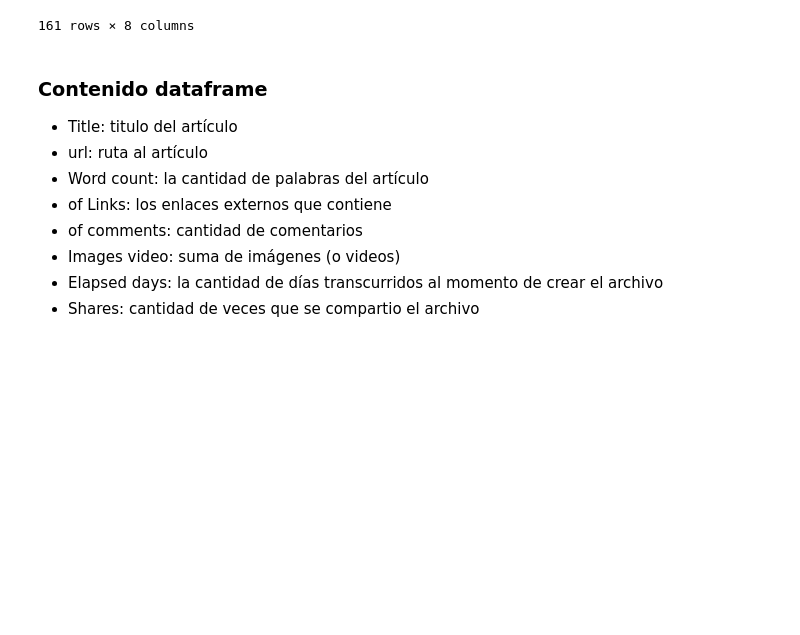
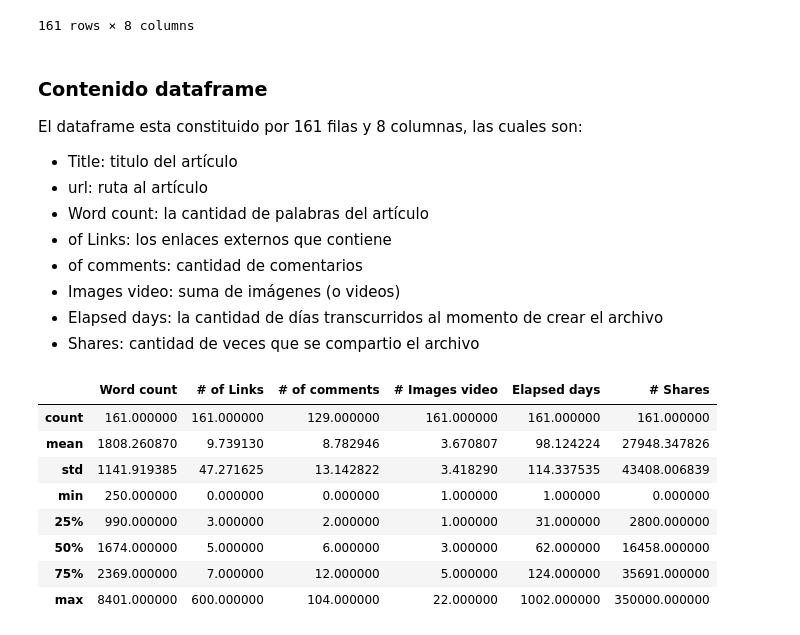
Before and after one commit to Goa126/Python, a Jupyter notebook: Vecinos Cercanos/Regresion_linela.ipynb, the cells around one changed output. Saved outputs shown, nothing was run; the diff lists cells and outputs as text; code cells hidden in the pictures; blank space fills up the shorter version.

```diff
--- a/Vecinos Cercanos/Regresion_linela.ipynb
+++ b/Vecinos Cercanos/Regresion_linela.ipynb
@@ -28,6 +32,7 @@ data
 161 rows × 8 columns
 # %% [markdown]
 ### Contenido dataframe
+El dataframe esta constituido por 161 filas y 8 columnas, las cuales son:
 
 * Title: titulo del artículo
 * url: ruta al artículo
@@ -37,3 +42,15 @@ data
 * Images video: suma de imágenes (o videos)
 * Elapsed days: la cantidad de días transcurridos al momento de crear el archivo
 * Shares: cantidad de veces que se compartio el archivo
+# %%
+data.describe()
+# %% [output]
+|  | Word count | # of Links | # of comments | # Images video | Elapsed days | # Shares |
+| count | 161.000000 | 161.000000 | 129.000000 | 161.000000 | 161.000000 | 161.000000 |
+| mean | 1808.260870 | 9.739130 | 8.782946 | 3.670807 | 98.124224 | 27948.347826 |
+| std | 1141.919385 | 47.271625 | 13.142822 | 3.418290 | 114.337535 | 43408.006839 |
+| min | 250.000000 | 0.000000 | 0.000000 | 1.000000 | 1.000000 | 0.000000 |
+| 25% | 990.000000 | 3.000000 | 2.000000 | 1.000000 | 31.000000 | 2800.000000 |
+| 50% | 1674.000000 | 5.000000 | 6.000000 | 3.000000 | 62.000000 | 16458.000000 |
+| 75% | 2369.000000 | 7.000000 | 12.000000 | 5.000000 | 124.000000 | 35691.000000 |
+| max | 8401.000000 | 600.000000 | 104.000000 | 22.000000 | 1002.000000 | 350000.000000 |
```
Also changed, not shown: parts of 9 cells of this notebook.
